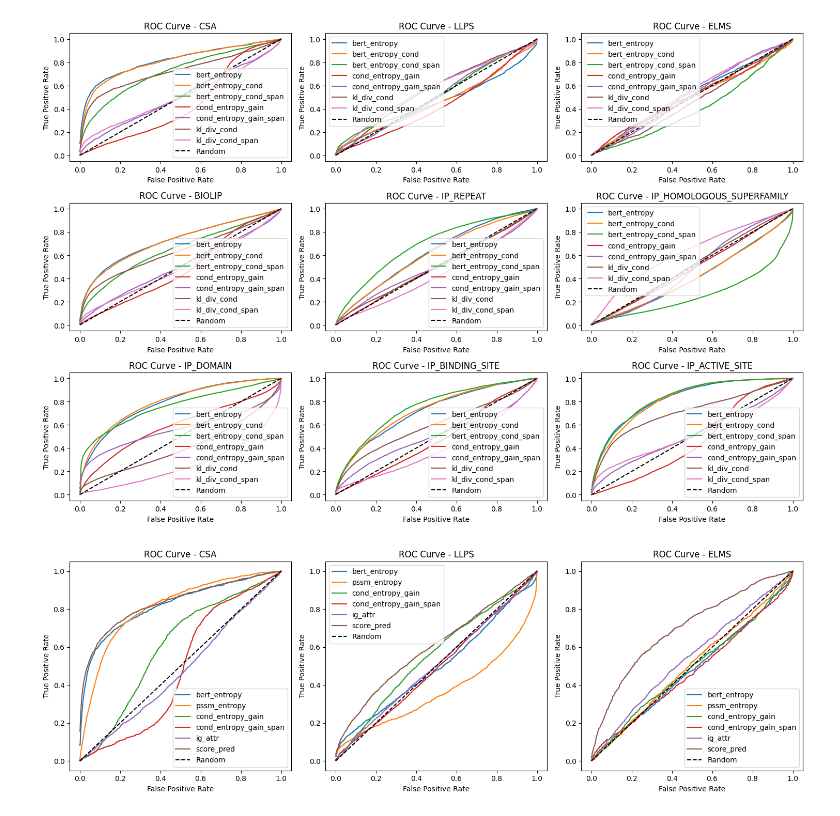
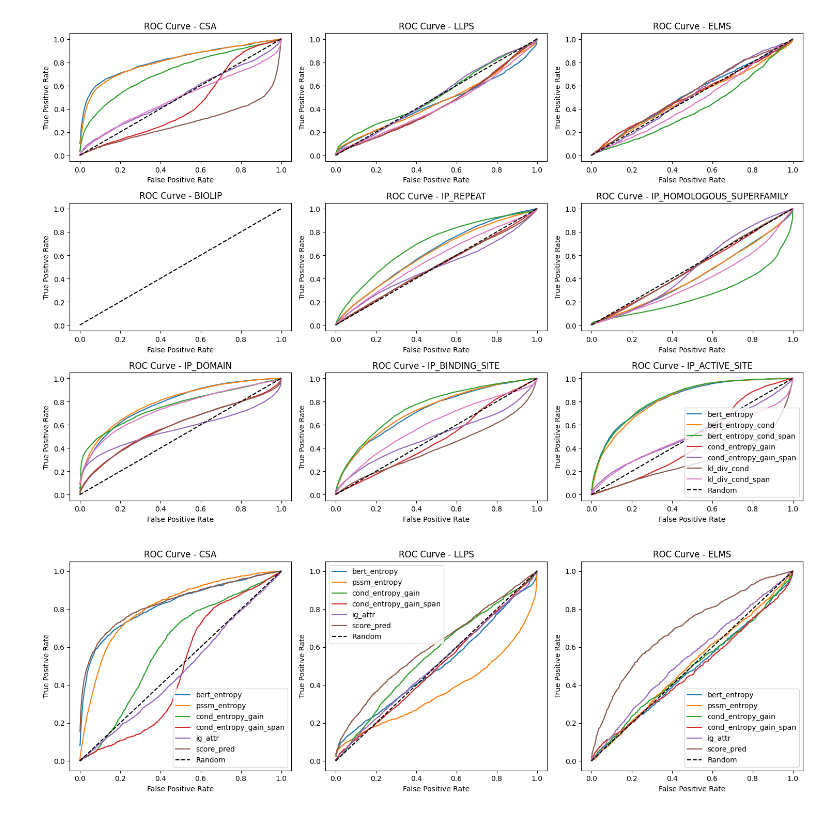
Before and after one commit to amdson/go_interp, a Jupyter notebook: go_ml/dataset_eval/eval_models.ipynb, the cells around one changed output. Saved outputs shown, nothing was run; the diff lists cells and outputs as text; code cells hidden in the pictures.

```diff
--- a/go_ml/dataset_eval/eval_models.ipynb
+++ b/go_ml/dataset_eval/eval_models.ipynb
@@ -69,4 +63,0 @@ dict_keys(['UniprotID', 'bert_mat', 'seq_len_mask', 'bert_entropy'])
-# %%
-seq_ind = eval_dict['csa']['seq_ind']
-bert_mat = eval_dict['csa']['esmc']['bert_mat']
-pred_prob = (bert_mat * np.eye(bert_mat.shape[-1])[seq_ind]).sum(axis=-1)
@@ -153,0 +189,18 @@ Dataset: ip_active_site kl_div_cond_span, MRR: 0.1028, AUC: 0.5120, BAUC: 0.4949
+# %%
+from scipy import stats
+rho_mat = np.zeros((len(score_dict), len(score_dict)))
+seq_len_mask = eval_dict['ip_domain']['seq_len_mask']
+for i, (key, score_mat1) in enumerate(ds_score_dict['ip_domain'].items()):
+    for j, (key, score_mat2) in enumerate(ds_score_dict['ip_domain'].items()):
+        s1 = score_mat1[112][seq_len_mask[0]]
+        s2 = score_mat2[112][seq_len_mask[0]]
+        rho_mat[i, j] = stats.spearmanr(s1, s2).statistic
+import matplotlib.pyplot as plt
+plt.imshow(rho_mat)
+plt.colorbar()
+# plt.set_xtick(range(len(score_dict)), list(score_dict.keys()), rotation=90)
+# plt.set_yticks(range(len(score_dict)), list(score_dict.keys()))
+#set labels
+plt.xticks(ticks=np.arange(len(score_dict)), labels=list(score_dict.keys()), rotation=90)
+plt.yticks(ticks=np.arange(len(score_dict)), labels=list(score_dict.keys()))
+plt.show()
@@ -153,0 +236,14 @@ Dataset: ip_active_site kl_div_cond_span, MRR: 0.1028, AUC: 0.5120, BAUC: 0.4949
+# %%
+import matplotlib.pyplot as plt
+fig, ax = plt.subplots(1, 1, figsize=(10, 10))
+for annot_name, (fpr_l, tpr_l) in result_dict['ip_domain'].items():
+    # if not (('bert' in annot_name) or ('cond' in annot_name) or ('kl_div' in annot_name)):
+    #     continue
+    fpr, tpr = roc_average(fpr_l, tpr_l)
+    ax.plot(fpr, tpr, label=annot_name)
+
+ax.plot([0, 1], [0, 1], 'k--', label='Random')
+ax.set_title(f'ROC Curve - {ds_label.upper()}')
+ax.set_xlabel('False Positive Rate')
+ax.set_ylabel('True Positive Rate')
+ax.legend()
@@ -154,21 +259,27 @@ Dataset: ip_active_site kl_div_cond_span, MRR: 0.1028, AUC: 0.5120, BAUC: 0.4949
 # %%
 #Plot fpr, tpr curves for each model, with a different graph for each dataset in the same figure
 import matplotlib.pyplot as plt
+
+plot_ls = ['bert_entropy', 'bert_entropy_cond', 'bert_entropy_cond_span',
+            'cond_entropy_gain', 'cond_entropy_gain_span',
+            'kl_div_cond', 'kl_div_cond_span',]
 
 fig, axs = plt.subplots(3, 3, figsize=(15, 10))
 for i, ds_label in enumerate(dataset_labels):
     ax = axs.flatten()[i]
     for annot_name, (fpr_l, tpr_l) in result_dict[ds_label].items():
+        if annot_name not in plot_ls:
+            continue
         fpr, tpr = roc_average(fpr_l, tpr_l)
         ax.plot(fpr, tpr, label=annot_name)
     ax.plot([0, 1], [0, 1], 'k--', label='Random')
     ax.set_title(f'ROC Curve - {ds_label.upper()}')
     ax.set_xlabel('False Positive Rate')
     ax.set_ylabel('True Positive Rate')
-    ax.legend()
+ax.legend()
 plt.tight_layout()
 # %% [output]
-[figure, old version]
+[figure, new version]
 # %%
 #Plot fpr, tpr curves for each model, with a different graph for each dataset in the same figure
 import matplotlib.pyplot as plt
```
Also changed, not shown: parts of 13 cells of this notebook, 2 other files.
